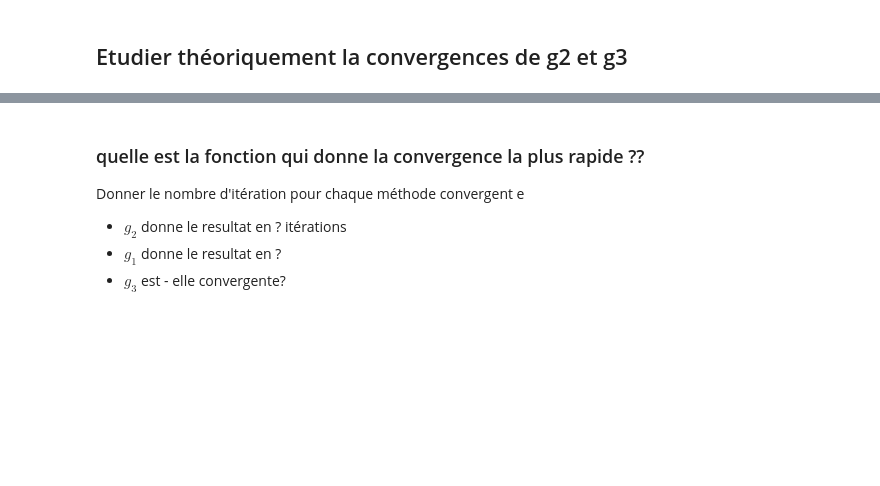
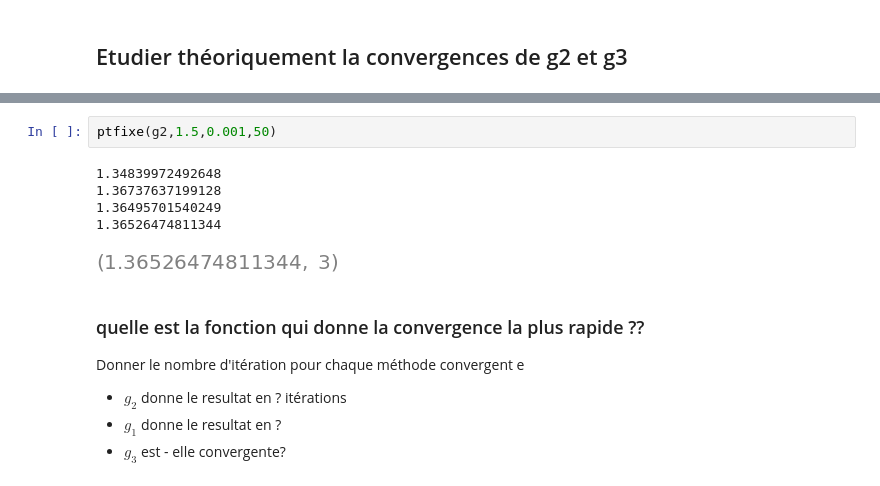
Before and after one commit to lindabouallegue/Analyse_Numerique, a Jupyter notebook: TP1/TP1_E.ipynb, the cells around one changed output, grey strips where cells are left out. Drawn from its saved outputs; the diff is of its cells as text; blank space fills up the shorter version.

```diff
--- a/TP1/TP1_E.ipynb
+++ b/TP1/TP1_E.ipynb
@@ -533,3 +571,11 @@ ptfixe(g1,1.5,0.001,50)
+# %%
+ptfixe(g2,1.5,0.001,50)
+# %% [output]
+1.34839972492648
+1.36737637199128
+1.36495701540249
+1.36526474811344
+[figure, added]
 # %% [markdown]
 ### quelle est la fonction qui donne la convergence la plus rapide ??
 
```
Also changed, not shown: parts of 17 cells of this notebook.
